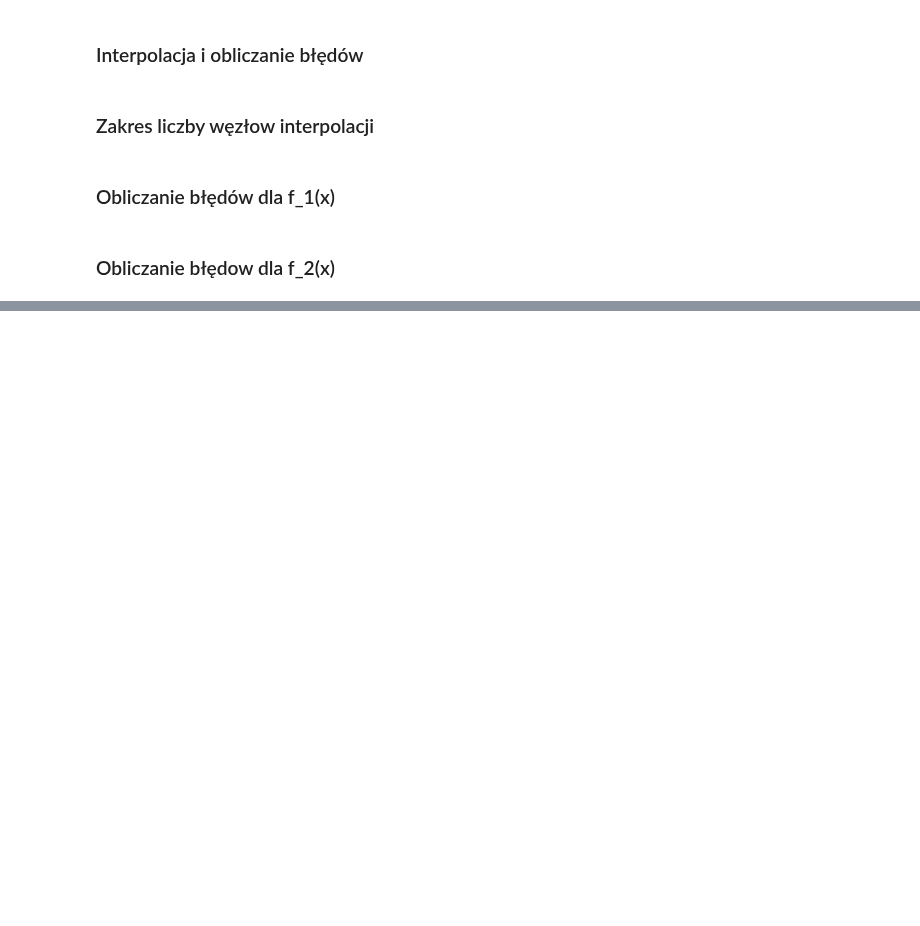
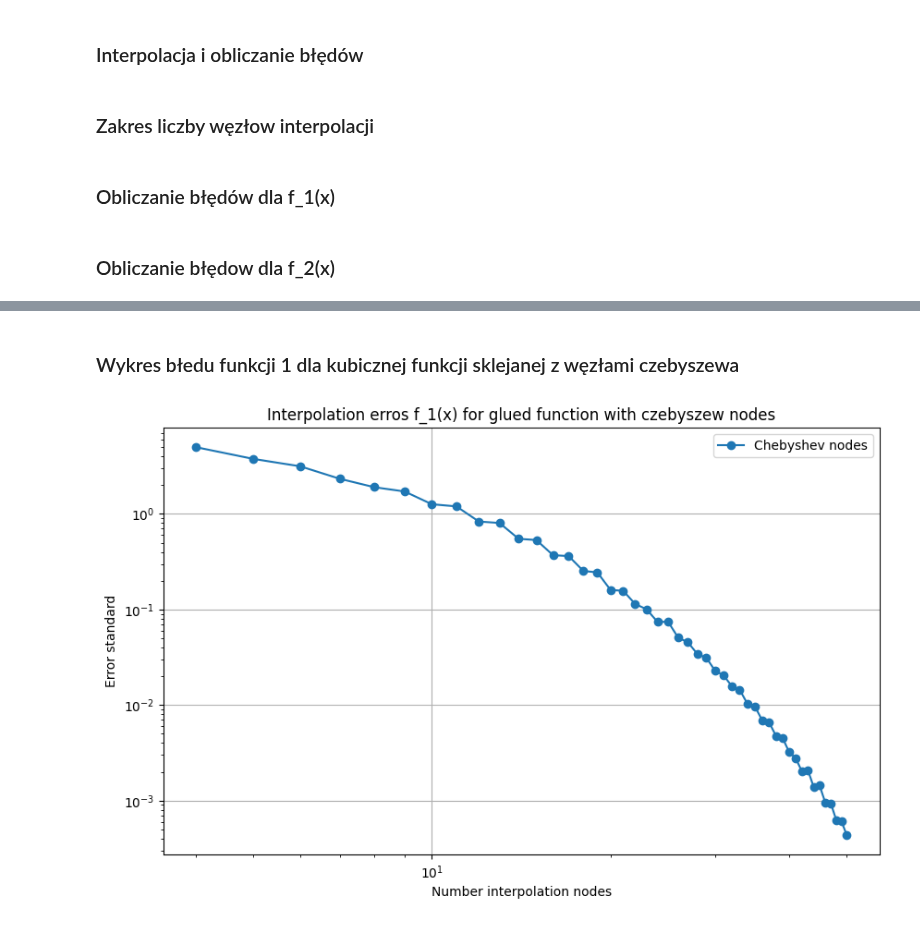
Before and after one commit to arturgesiarz/CalculationTechMethods-Course, a Jupyter notebook: lab04/ex1.ipynb, the cells around one changed output, grey strips where cells are left out. Drawn from its saved outputs; the diff is of its cells as text; code cells hidden in the pictures; blank space fills up the shorter version.

```diff
--- a/lab04/ex1.ipynb
+++ b/lab04/ex1.ipynb
@@ -213,0 +233,15 @@ plt.show()
+# %% [markdown]
+### Wykres błedu funkcji 1 dla kubicznej funkcji sklejanej z węzłami czebyszewa
+# %%
+plt.figure(figsize=(10, 6))
+plt.plot(num_nodes_range, errors_chebyshev_f1, label="Chebyshev nodes", marker='o')
+plt.title('Interpolation erros f_1(x) for glued function with czebyszew nodes')
+plt.xlabel('Number interpolation nodes')
+plt.ylabel('Error standard')
+plt.legend()
+plt.grid(True)
+plt.xscale("log")
+plt.yscale("log")
+plt.show()
+# %% [output]
+[figure, added]
```
Also changed, not shown: parts of 16 cells of this notebook, 10 other files.
